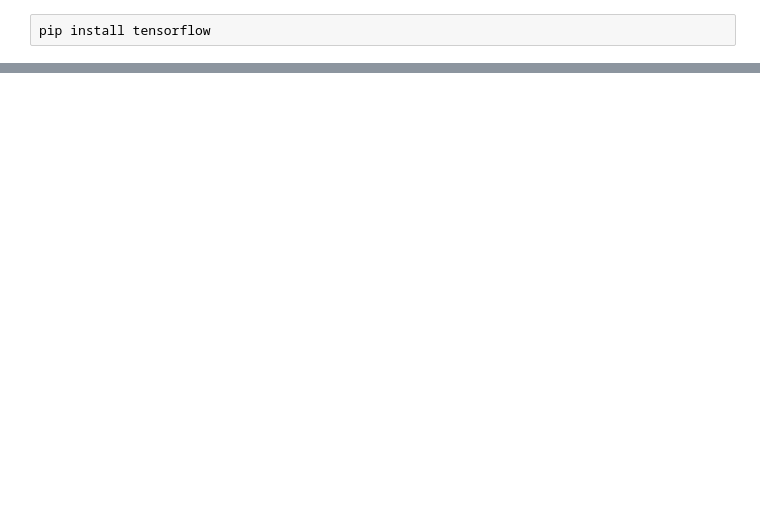
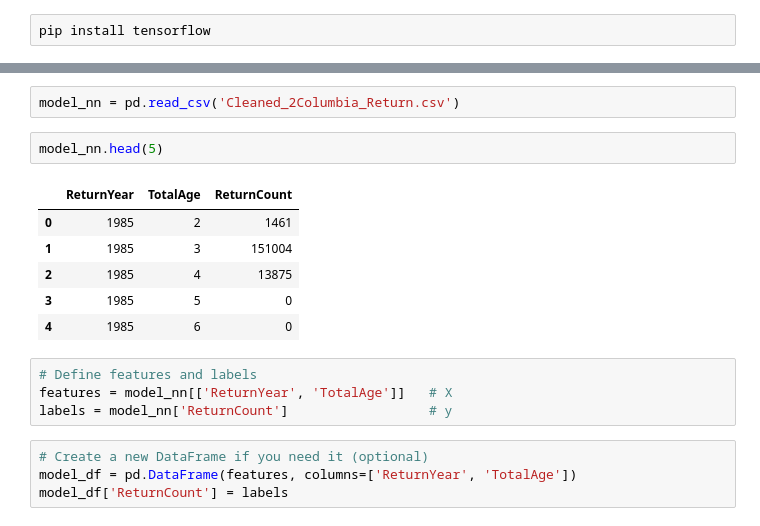
Before and after one commit to schmidj/PredictSalmonRuns, a Jupyter notebook: murilo_salmon/model.ipynb, the cells around one changed output, grey strips where cells are left out. Drawn from its saved outputs; the diff is of its cells as text; blank space fills up the shorter version.

Commit message:
Murilo: adding sunthetic model and trying some first apply

```diff
--- a/murilo_salmon/model.ipynb
+++ b/murilo_salmon/model.ipynb
@@ -51,0 +16,19 @@ print(f"📐 NN Avg. MAPE: {mape_nn:.4f}")
+# %%
+model_nn = pd.read_csv('Cleaned_2Columbia_Return.csv')
+# %%
+model_nn.head(5)
+# %% [output]
+|  | ReturnYear | TotalAge | ReturnCount |
+| 0 | 1985 | 2 | 1461 |
+| 1 | 1985 | 3 | 151004 |
+| 2 | 1985 | 4 | 13875 |
+| 3 | 1985 | 5 | 0 |
+| 4 | 1985 | 6 | 0 |
+# %%
+# Define features and labels
+features = model_nn[['ReturnYear', 'TotalAge']]   # X
+labels = model_nn['ReturnCount']                  # y
+# %%
+# Create a new DataFrame if you need it (optional)
+model_df = pd.DataFrame(features, columns=['ReturnYear', 'TotalAge'])
+model_df['ReturnCount'] = labels
```
Also changed, not shown: parts of 14 cells of this notebook, 1 other file.
